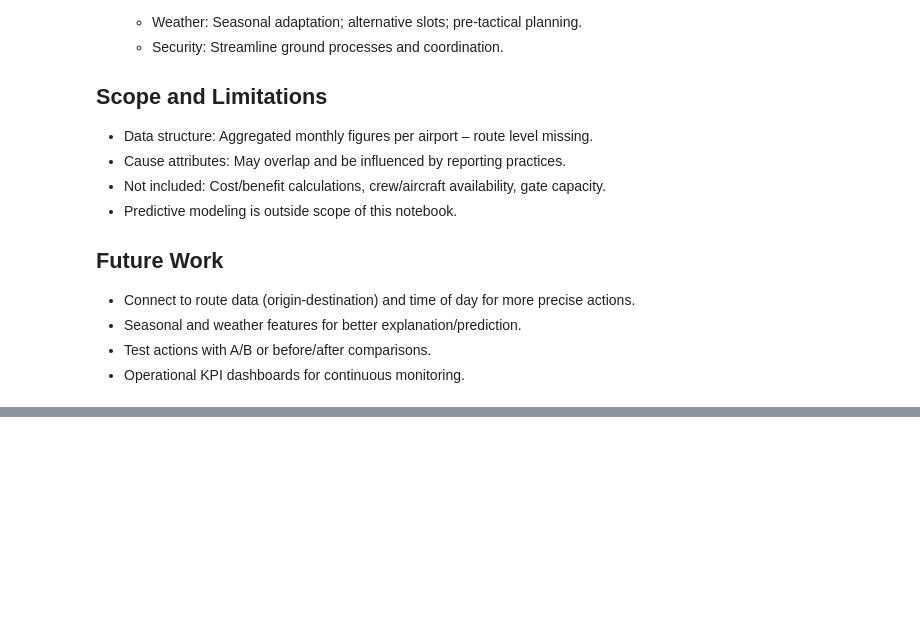
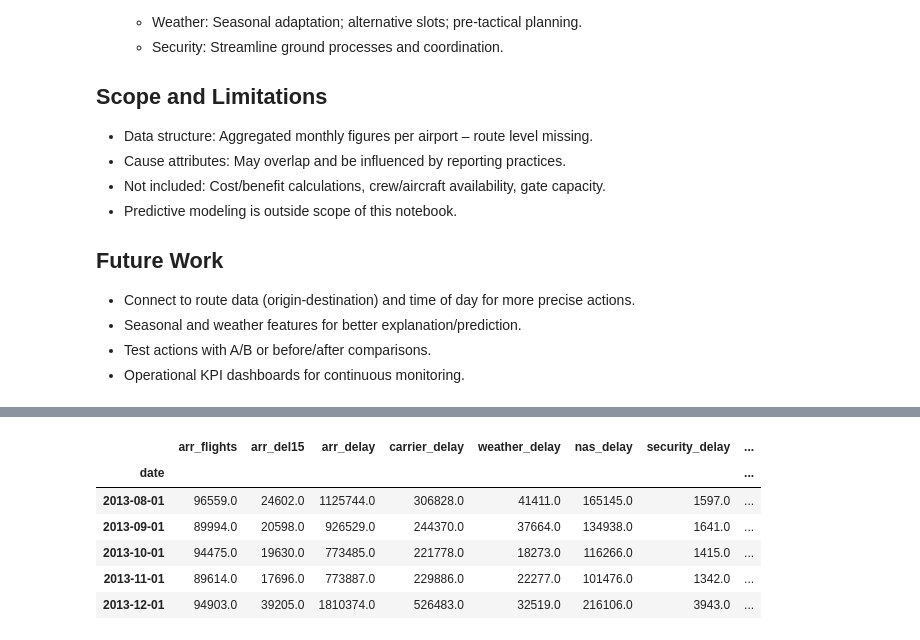
Before and after one commit to jacobw2003/flight-delay, a Jupyter notebook: southwest_delay_analysis.ipynb, the cells around one changed output, grey strips where cells are left out. Cells and saved outputs as stored; diff of their text form; code cells hidden in the pictures; blank space fills up the shorter version.

```diff
--- a/southwest_delay_analysis.ipynb
+++ b/southwest_delay_analysis.ipynb
@@ -381,0 +386,44 @@ Lagret: dataset/southwest_priorities.csv
+# %%
+# Load Delta Airlines data for advanced analysis
+import pandas as pd
+import numpy as np
+import matplotlib.pyplot as plt
+import seaborn as sns
+from statsmodels.tsa.seasonal import STL
+from statsmodels.tsa.stattools import acf, pacf
+from statsmodels.graphics.tsaplots import plot_acf, plot_pacf
+import warnings
+warnings.filterwarnings('ignore')
+
+# Load Delta data
+delta_df = pd.read_csv('dataset/southwest_airlines.csv')
+
+# Data preparation for time series analysis
+delta_df['year'] = delta_df['year'].astype(int)
+delta_df['month'] = delta_df['month'].astype(int)
+delta_df['date'] = pd.to_datetime(dict(year=delta_df['year'], month=delta_df['month'], day=1))
+
+# Create monthly aggregated time series
+monthly_data = delta_df.groupby('date').agg({
+    'arr_flights': 'sum',
+    'arr_del15': 'sum',
+    'arr_delay': 'sum',
+    'carrier_delay': 'sum',
+    'weather_delay': 'sum',
+    'nas_delay': 'sum',
+    'security_delay': 'sum',
+    'late_aircraft_delay': 'sum'
+}).reset_index()
+
+# Calculate delay rate
+monthly_data['delay_rate'] = (monthly_data['arr_del15'] / monthly_data['arr_flights']) * 100
+monthly_data['avg_delay_minutes'] = monthly_data['arr_delay'] / monthly_data['arr_del15']
+
+# Set date as index for time series analysis
+monthly_data.set_index('date', inplace=True)
+monthly_data = monthly_data.sort_index()
+
+print("Delta Airlines Monthly Data Shape:", monthly_data.shape)
+print("Date range:", monthly_data.index.min(), "to", monthly_data.index.max())
+monthly_data.head()
+# %% [output]
@@ -381,0 +432,7 @@ Lagret: dataset/southwest_priorities.csv
+|  | arr_flights | arr_del15 | arr_delay | carrier_delay | weather_delay | nas_delay | security_delay | ... |
+| date |  |  |  |  |  |  |  | ... |
+| 2013-08-01 | 96559.0 | 24602.0 | 1125744.0 | 306828.0 | 41411.0 | 165145.0 | 1597.0 | ... |
+| 2013-09-01 | 89994.0 | 20598.0 | 926529.0 | 244370.0 | 37664.0 | 134938.0 | 1641.0 | ... |
+| 2013-10-01 | 94475.0 | 19630.0 | 773485.0 | 221778.0 | 18273.0 | 116266.0 | 1415.0 | ... |
+| 2013-11-01 | 89614.0 | 17696.0 | 773887.0 | 229886.0 | 22277.0 | 101476.0 | 1342.0 | ... |
+| 2013-12-01 | 94903.0 | 39205.0 | 1810374.0 | 526483.0 | 32519.0 | 216106.0 | 3943.0 | ... |
```
Also changed, not shown: parts of 14 cells of this notebook, 8 other files.
